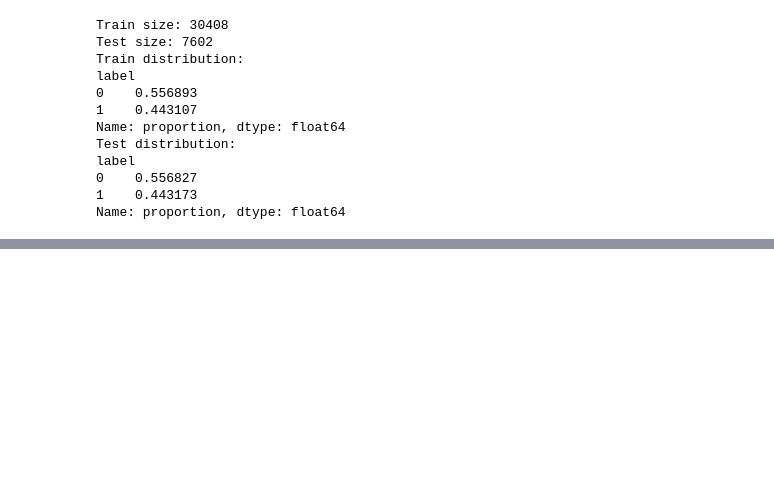
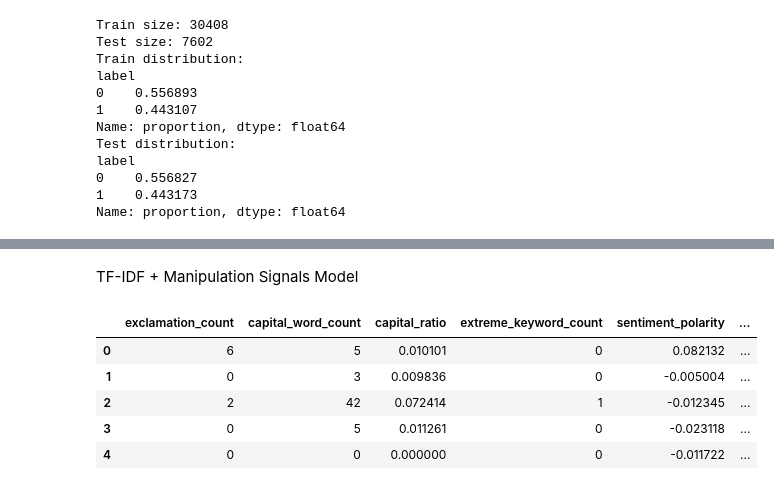
Before and after one commit to Preeti-Antil02/misinformation-risk-intelligence, a Jupyter notebook: notebooks/EDA.ipynb, the cells around one changed output, grey strips where cells are left out. Saved outputs shown, nothing was run; the diff lists cells and outputs as text; code cells hidden in the pictures; blank space fills up the shorter version.

```diff
--- a/notebooks/EDA.ipynb
+++ b/notebooks/EDA.ipynb
@@ -191,0 +261,22 @@ tuesday
+# %% [markdown]
+TF-IDF + Manipulation Signals Model
+# %%
+import sys
+import os
+
+sys.path.append(os.path.abspath(".."))
+
+from src.features.feature_builder import FeatureBuilder
+
+fb = FeatureBuilder()
+
+numeric_features = fb.build_features(df)
+
+numeric_features.head()
+# %% [output]
+|  | exclamation_count | capital_word_count | capital_ratio | extreme_keyword_count | sentiment_polarity | ... |
+| 0 | 6 | 5 | 0.010101 | 0 | 0.082132 | ... |
+| 1 | 0 | 3 | 0.009836 | 0 | -0.005004 | ... |
+| 2 | 2 | 42 | 0.072414 | 1 | -0.012345 | ... |
+| 3 | 0 | 5 | 0.011261 | 0 | -0.023118 | ... |
+| 4 | 0 | 0 | 0.000000 | 0 | -0.011722 | ... |
```
Also changed, not shown: parts of 34 cells of this notebook, 18 other files.
